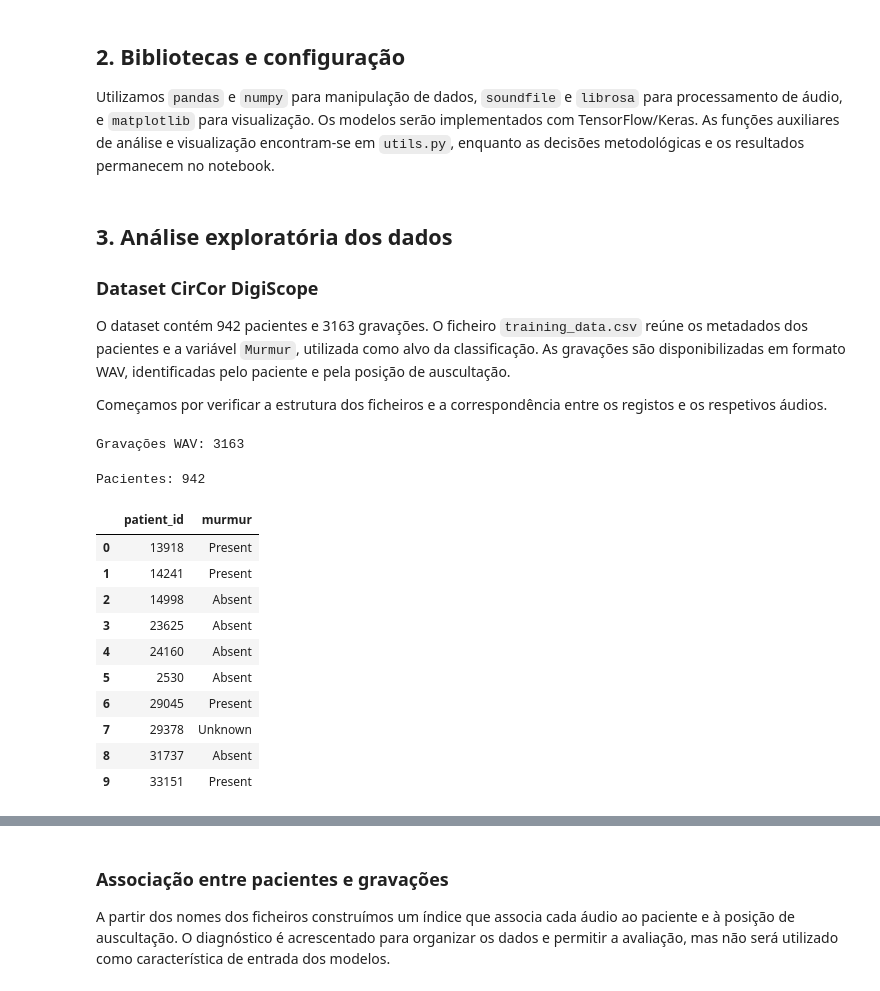
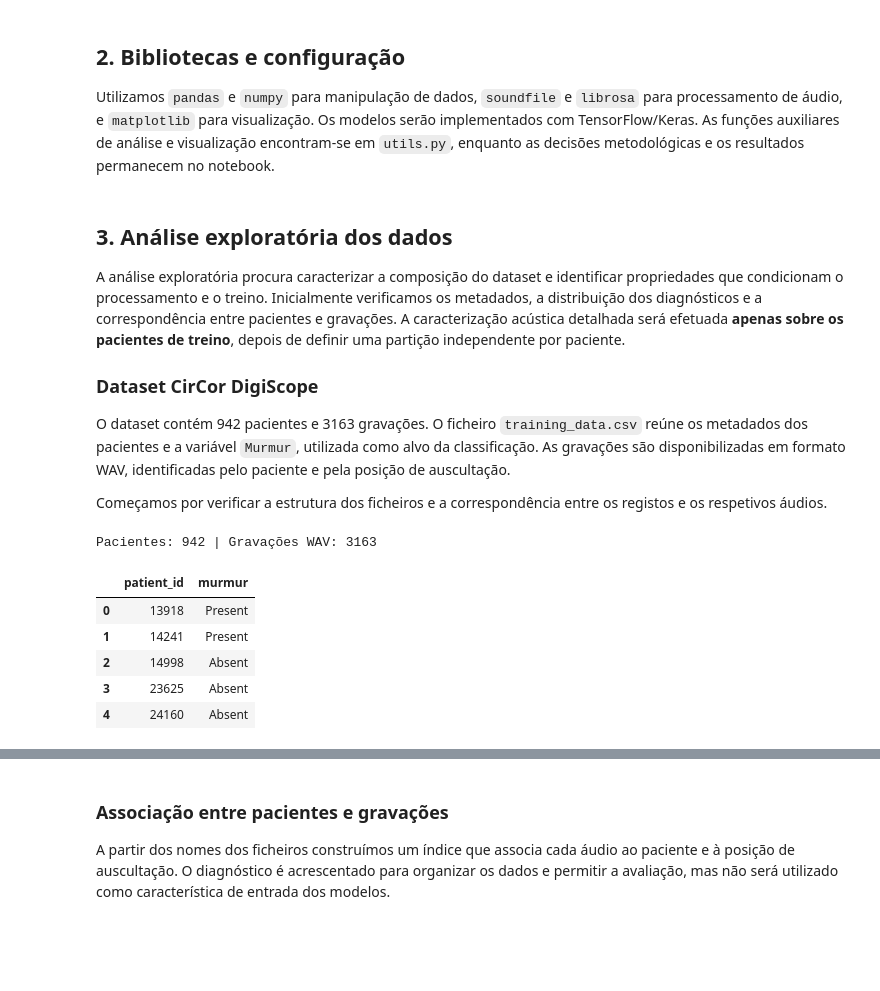
Before and after one commit to afonsogsdantos/Heart-Murmur-Classification, a Jupyter notebook: Heart_Murmur_Classification.ipynb, the cells around one changed output, grey strips where cells are left out. Drawn from its saved outputs; the diff is of its cells as text; code cells hidden in the pictures; blank space fills up the shorter version.

```diff
--- a/Heart_Murmur_Classification.ipynb
+++ b/Heart_Murmur_Classification.ipynb
@@ -37,53 +37,47 @@ from utils import *
 SEED = 42
 # %% [markdown]
 ## 3. Análise exploratória dos dados
+A análise exploratória procura caracterizar a composição do dataset e identificar propriedades que condicionam o processamento e o treino. Inicialmente verificamos os metadados, a distribuição dos diagnósticos e a correspondência entre pacientes e gravações. A caracterização acústica detalhada será efetuada **apenas sobre os pacientes de treino**, depois de definir uma partição independente por paciente.
 
 ### Dataset CirCor DigiScope
 
 O dataset contém 942 pacientes e 3163 gravações. O ficheiro `training_data.csv` reúne os metadados dos pacientes e a variável `Murmur`, utilizada como alvo da classificação. As gravações são disponibilizadas em formato WAV, identificadas pelo paciente e pela posição de auscultação.
 
 Começamos por verificar a estrutura dos ficheiros e a correspondência entre os registos e os respetivos áudios.
-# %%
-DATA_DIR = Path("dataset")
-AUDIO_DIR = DATA_DIR / "training_data"
-CSV_PATH = DATA_DIR / "training_data.csv"
-
-for path in (DATA_DIR, AUDIO_DIR, CSV_PATH):
-    if not path.exists():
-        raise FileNotFoundError(f"Não encontrado: {path.resolve()}")
-
-wav_files = sorted(AUDIO_DIR.glob("*.wav"))
-print(f"Gravações WAV: {len(wav_files)}")
-# %% [output]
-Gravações WAV: 3163
 # %%
+DATA_DIR = Path("dataset")
+AUDIO_DIR = DATA_DIR / "training_data"
+CSV_PATH = DATA_DIR / "training_data.csv"
+
+for path in (DATA_DIR, AUDIO_DIR, CSV_PATH):
+    if not path.exists():
+        raise FileNotFoundError(f"Não encontrado: {path.resolve()}")
+
+wav_files = sorted(AUDIO_DIR.glob("*.wav"))
 raw_metadata = pd.read_csv(CSV_PATH, dtype=str)
 raw_metadata.columns = raw_metadata.columns.str.strip()
+
 id_columns = [col for col in raw_metadata.columns
-              if col.lower().replace('_', ' ').strip() == 'patient id']
+              if col.lower().replace("_", " ").strip() == "patient id"]
+if len(id_columns) != 1 or "Murmur" not in raw_metadata.columns:
+    raise ValueError("Não foram encontradas as colunas 'Patient ID' e 'Murmur'.")
 
-if len(id_columns) != 1 or 'Murmur' not in raw_metadata.columns:
-    raise ValueError('Não foi possível localizar Patient ID e Murmur no CSV.')
+patients = raw_metadata[[id_columns[0], "Murmur"]].copy()
+patients.columns = ["patient_id", "murmur"]
+patients = patients.apply(lambda col: col.str.strip())
+patients = patients.sort_values("patient_id").reset_index(drop=True)
 
-patients = raw_metadata[[id_columns[0], 'Murmur']].copy()
-patients.columns = ['patient_id', 'murmur']
-patients = patients.apply(lambda col: col.str.strip())
-patients = patients.sort_values('patient_id').reset_index(drop=True)
+assert patients["patient_id"].notna().all() and patients["patient_id"].is_unique
+assert patients["murmur"].isin(CLASSES).all()
+assert len(patients) == 942 and len(wav_files) == 3163, "Dataset incompleto ou versão inesperada."
 
-assert patients['patient_id'].notna().all() and patients['patient_id'].is_unique
-assert patients['murmur'].isin(CLASSES).all()
-print('Pacientes:', len(patients))
-display(patients.head(10))
+print(f"Pacientes: {len(patients)} | Gravações WAV: {len(wav_files)}")
+display(patients.head(5))
 # %% [output]
-Pacientes: 942
+Pacientes: 942 | Gravações WAV: 3163
 |  | patient_id | murmur |
 | 0 | 13918 | Present |
 | 1 | 14241 | Present |
 | 2 | 14998 | Absent |
 | 3 | 23625 | Absent |
 | 4 | 24160 | Absent |
-| 5 | 2530 | Absent |
-| 6 | 29045 | Present |
-| 7 | 29378 | Unknown |
-| 8 | 31737 | Absent |
-| 9 | 33151 | Present |
```
Also changed, not shown: parts of 48 cells of this notebook, 1 other file.
